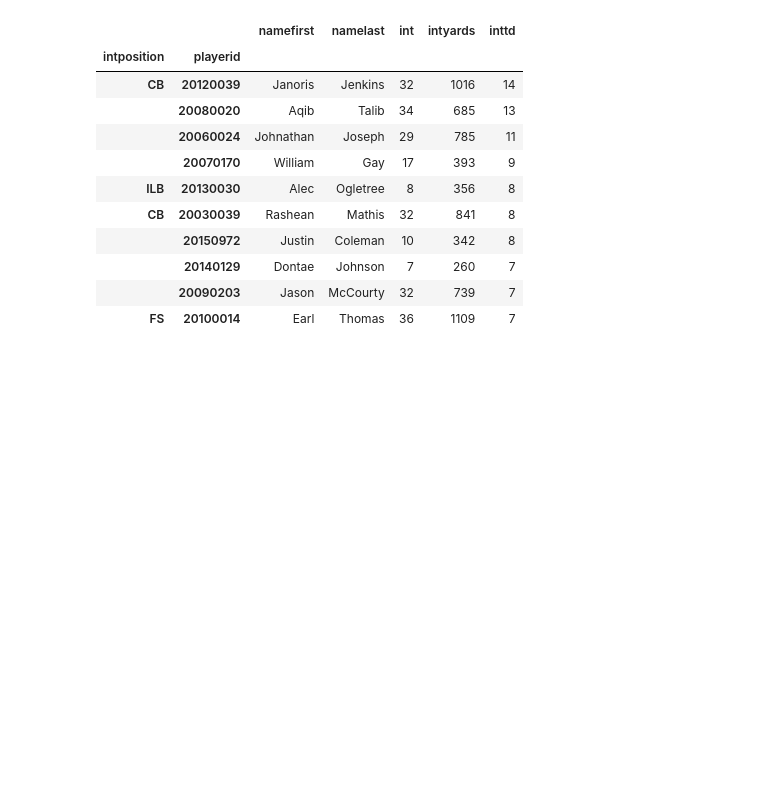
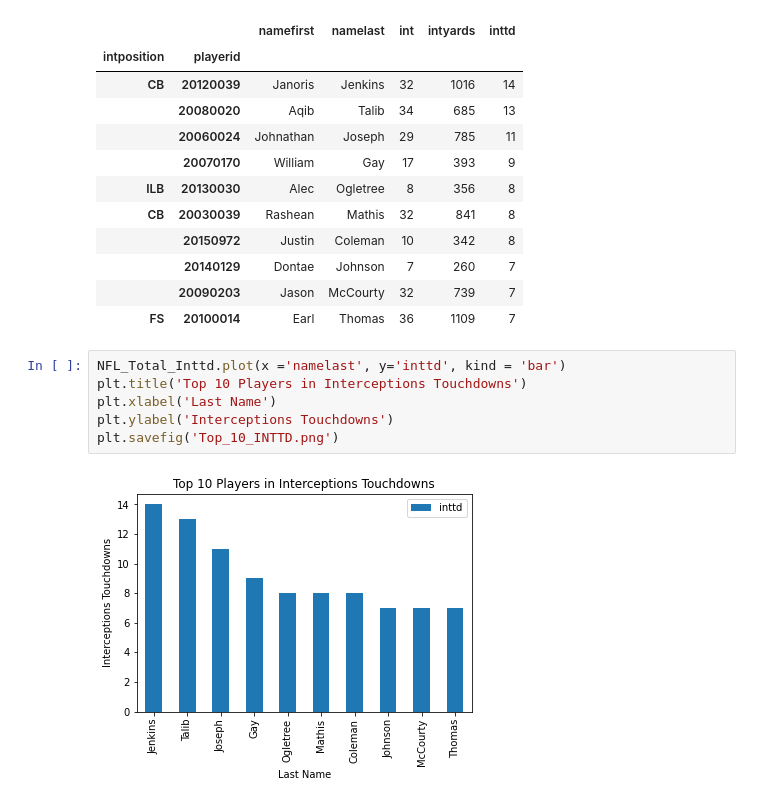
Before and after one commit to grahamendean/ETL-Project, a Jupyter notebook: Code/NFL_Analysis.ipynb, the cells around one changed output. Drawn from its saved outputs; the diff is of its cells as text; blank space fills up the shorter version.

```diff
--- a/Code/NFL_Analysis.ipynb
+++ b/Code/NFL_Analysis.ipynb
@@ -71,3 +79,11 @@ NFL_Total_Inttd
 |  | 20140129 | Dontae | Johnson | 7 | 260 | 7 |
 |  | 20090203 | Jason | McCourty | 32 | 739 | 7 |
 | FS | 20100014 | Earl | Thomas | 36 | 1109 | 7 |
+# %%
+NFL_Total_Inttd.plot(x ='namelast', y='inttd', kind = 'bar')
+plt.title('Top 10 Players in Interceptions Touchdowns')
+plt.xlabel('Last Name')
+plt.ylabel('Interceptions Touchdowns')
+plt.savefig('Top_10_INTTD.png')
+# %% [output]
+[figure, added]
```
Also changed, not shown: parts of 7 cells of this notebook, 2 other files.
